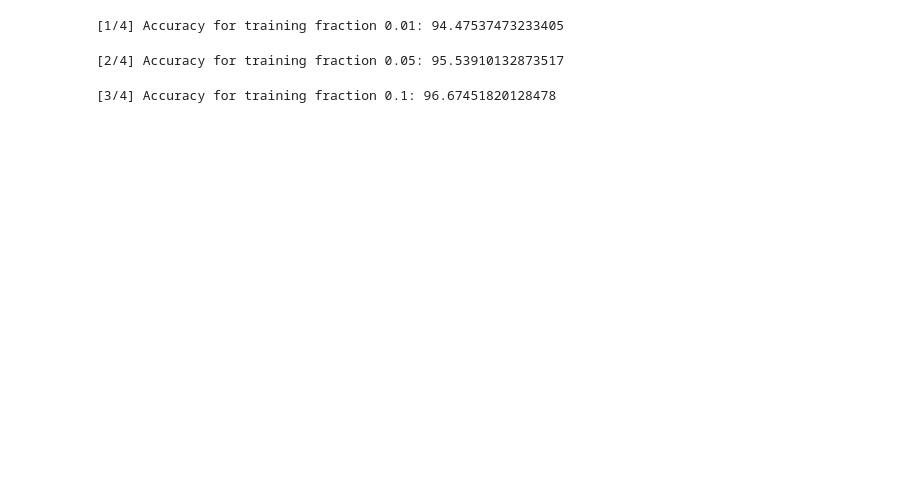
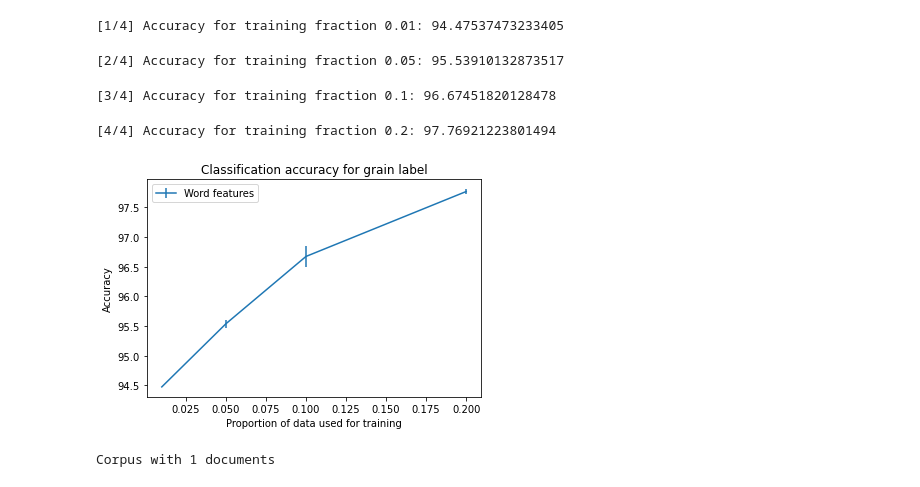
Before and after one commit to annasanchez27/DD2434-advanced-ml, a Jupyter notebook: experiments/classification/classification.ipynb, the cells around one changed output. Cells and saved outputs as stored; diff of their text form; code cells hidden in the pictures; blank space fills up the shorter version.

Commit message:
use lda on reuters dataset

```diff
--- a/experiments/classification/classification.ipynb
+++ b/experiments/classification/classification.ipynb
@@ -5,9 +9,19 @@ from classification import plot_classification_for_label
 # %%
 reuters_corpus = data.reuters
-corpus = corpus_to_documents_with_topics(reuters_corpus)
-
-plot_classification_for_label(corpus, 'grain')
+docs_with_topics = corpus_to_documents_with_topics(reuters_corpus)
-# %% [output]
-[1/4] Accuracy for training fraction 0.01: 94.47537473233405
-[2/4] Accuracy for training fraction 0.05: 95.53910132873517
-[3/4] Accuracy for training fraction 0.1: 96.67451820128478
+# %%
+plot_classification_for_label(docs_with_topics, 'grain')
+# %% [output]
+[1/4] Accuracy for training fraction 0.01: 94.47537473233405
+[2/4] Accuracy for training fraction 0.05: 95.53910132873517
+[3/4] Accuracy for training fraction 0.1: 96.67451820128478
+[4/4] Accuracy for training fraction 0.2: 97.76921223801494
+[figure, added]
+# %%
+corpus_with_topics = Corpus(docs_with_topics[:1])
+print(corpus_with_topics)
+
+with utils.np_seed(123):
+    params, lower_bound_evol = lda(corpus_with_topics, num_topics=2, num_iterations=64)
+# %% [output]
+Corpus with 1 documents
```
Also changed, not shown: parts of 8 cells of this notebook, 2 other files.
